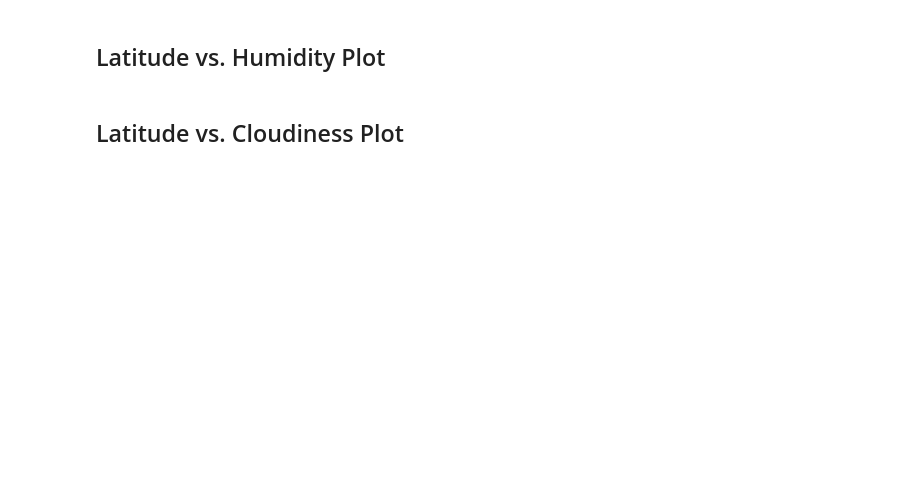
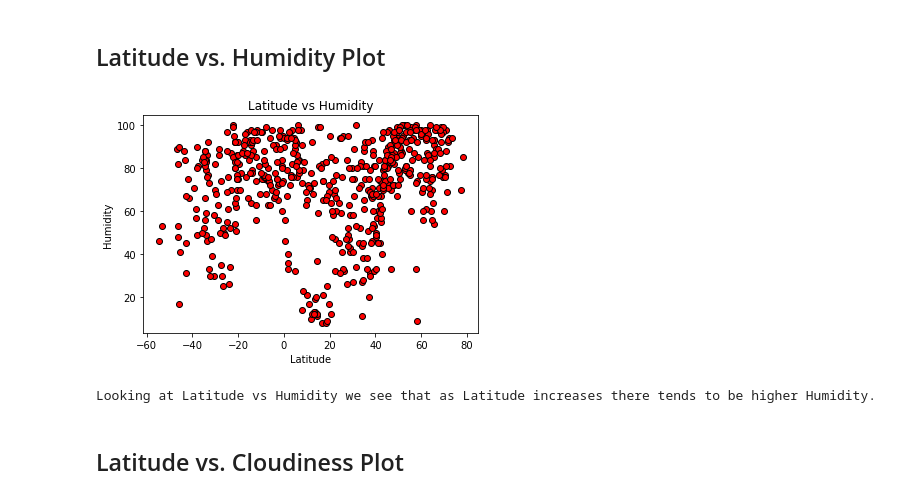
Before and after one commit to Ryanvt94/Python-API-Challenge, a Jupyter notebook: starter_code/WeatherPy.ipynb, the cells around one changed output. Drawn from its saved outputs; the diff is of its cells as text; code cells hidden in the pictures; blank space fills up the shorter version.

```diff
--- a/starter_code/WeatherPy.ipynb
+++ b/starter_code/WeatherPy.ipynb
@@ -133,4 +182,16 @@ Skip this step if there are no cities that have humidity > 100%.
 # %% [markdown]
 ## Latitude vs. Humidity Plot
+# %%
+plt.scatter(lat_list, humidity_list, marker="o", facecolors="red", edgecolors="black")
+plt.title("Latitude vs Humidity")
+plt.xlabel("Latitude")
+plt.ylabel("Humidity")
+
+plt.savefig("Images/Latitude_vs_Humidity.png")
+plt.show()
+print(f"Looking at Latitude vs Humidity we see that as Latitude increases there tends to be higher Humidity.")
+# %% [output]
+[figure, added]
+Looking at Latitude vs Humidity we see that as Latitude increases there tends to be higher Humidity.
 # %% [markdown]
 ## Latitude vs. Cloudiness Plot
```
Also changed, not shown: parts of 21 cells of this notebook, 16 other files.
